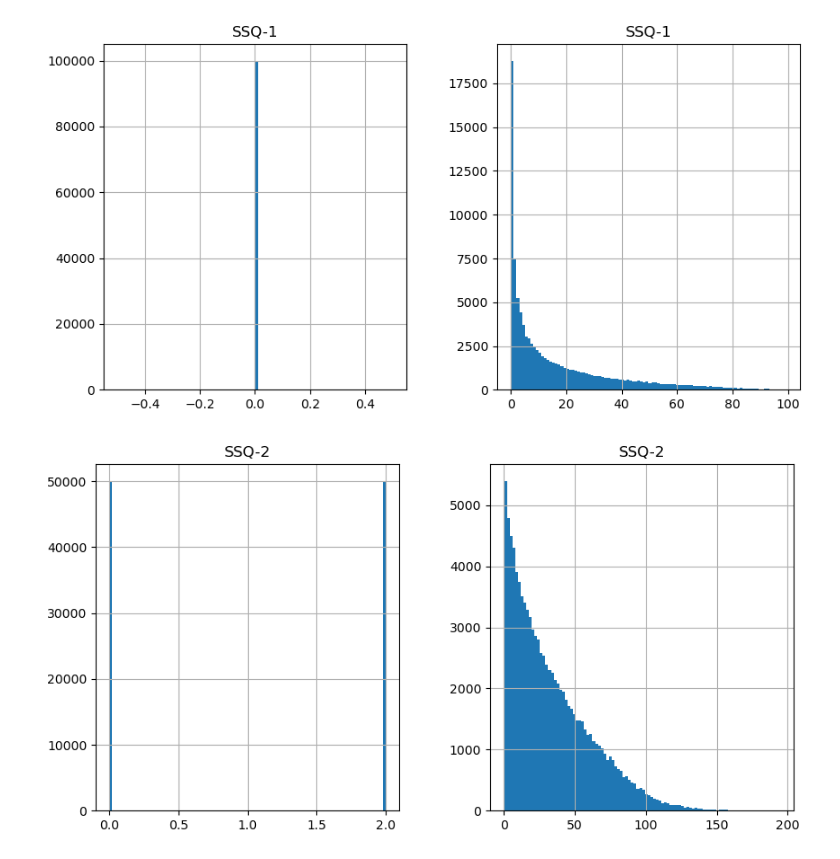
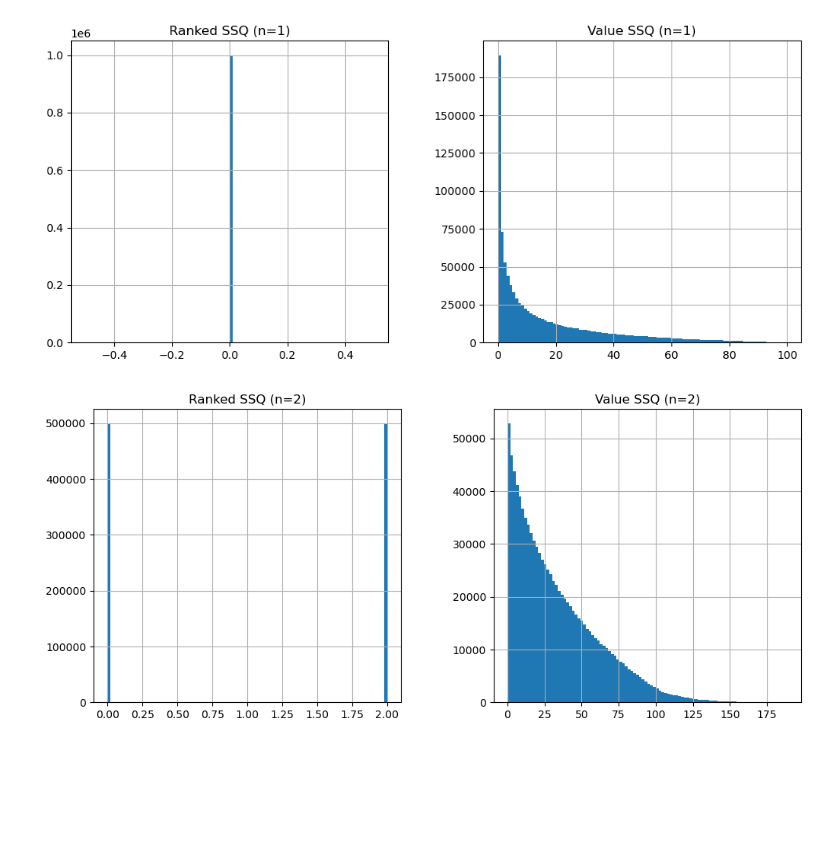
Before and after one commit to deamonpog/hermesIndex, a Jupyter notebook: InititalAnalysis.ipynb, the cells around one changed output. Drawn from its saved outputs; the diff is of its cells as text; code cells hidden in the pictures; blank space fills up the shorter version.

```diff
--- a/InititalAnalysis.ipynb
+++ b/InititalAnalysis.ipynb
@@ -28,8 +28,11 @@ class InfSys:
         self.value_ssq = calcSSQ(self.value_timeseries_data)
         return self.value_ssq
 
-    def plot_hist(self, data, ax=None):
-        timeseries_df = pd.DataFrame(data, columns=[f"SSQ-{self.num_people}"], index=[f"T{i}" for i in range(1, self.num_timesteps)])
+    def plot_hist(self, data, ax=None, title=None):
+        if title is None:
+            timeseries_df = pd.DataFrame(data, columns=[f"SSQ-{self.num_people}"], index=[f"T{i}" for i in range(1, self.num_timesteps)])
+        else:
+            timeseries_df = pd.DataFrame(data, columns=[title], index=[f"T{i}" for i in range(1, self.num_timesteps)])
         if ax is None:
             timeseries_df.hist(bins=100)#, density=True)
         else:
@@ -54,13 +57,15 @@ array([<Axes: title={'center': '0'}>], dtype=object)
 # %%
-num_samples = 100000
+num_samples = 1000000
 for num_people in range(1,10):
     thisSys = InfSys(num_people, num_samples)
     thisSys.generate()
     thisSys.calc_all()
-    fig, (ax1, ax2) = plt.subplots(1,2, figsize=(10,5))
-    thisSys.plot_hist(thisSys.ranked_ssq, ax1)
-    thisSys.plot_hist(thisSys.value_ssq, ax2)
+    #fig, (ax0, ax1, ax2) = plt.subplots(1,3, figsize=(15,5))
+    #pd.DataFrame(thisSys.value_timeseries_data[0]).hist(bins=100, ax=ax0)
+    fig, (ax1, ax2) = plt.subplots(1,2, figsize=(12,5))
+    thisSys.plot_hist(thisSys.ranked_ssq, ax1, f"Ranked SSQ (n={thisSys.num_people})")
+    thisSys.plot_hist(thisSys.value_ssq, ax2, f"Value SSQ (n={thisSys.num_people})")
     plt.show()
 # %% [output]
-[figure, old version]
+[figure, new version]
-[figure, old version]
+[figure, new version]
```
Also changed, not shown: parts of 13 cells of this notebook.
